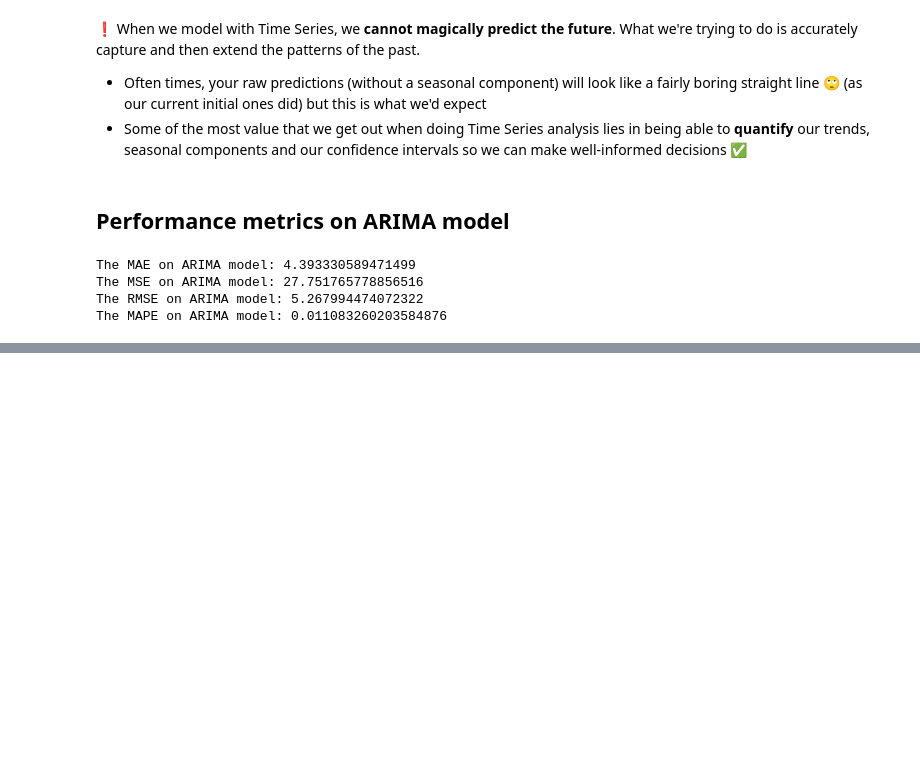
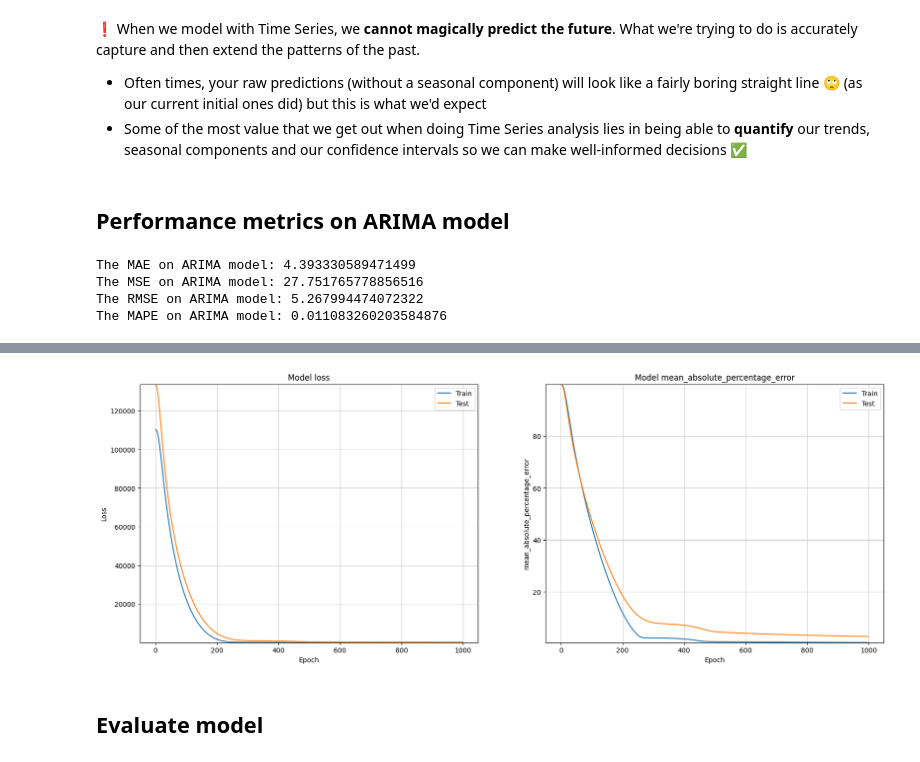
Before and after one commit to thcarole1/Carbon_Dioxide_Levels_in_Atmosphere, a Jupyter notebook: notebooks/Carbon dioxide levels prediction.ipynb, the cells around one changed output, grey strips where cells are left out. Saved outputs shown, nothing was run; the diff lists cells and outputs as text; code cells hidden in the pictures; blank space fills up the shorter version.

```diff
--- a/notebooks/Carbon dioxide levels prediction.ipynb
+++ b/notebooks/Carbon dioxide levels prediction.ipynb
@@ -1022,0 +1233,7 @@ The MAPE on ARIMA model: 0.011083260203584876
+# %%
+# Visualization of history
+plot_loss_metric(history, 'mean_absolute_percentage_error')
+# %% [output]
+[figure, added]
+# %% [markdown]
+## Evaluate model
```
Also changed, not shown: parts of 31 cells of this notebook, 2 other files.
